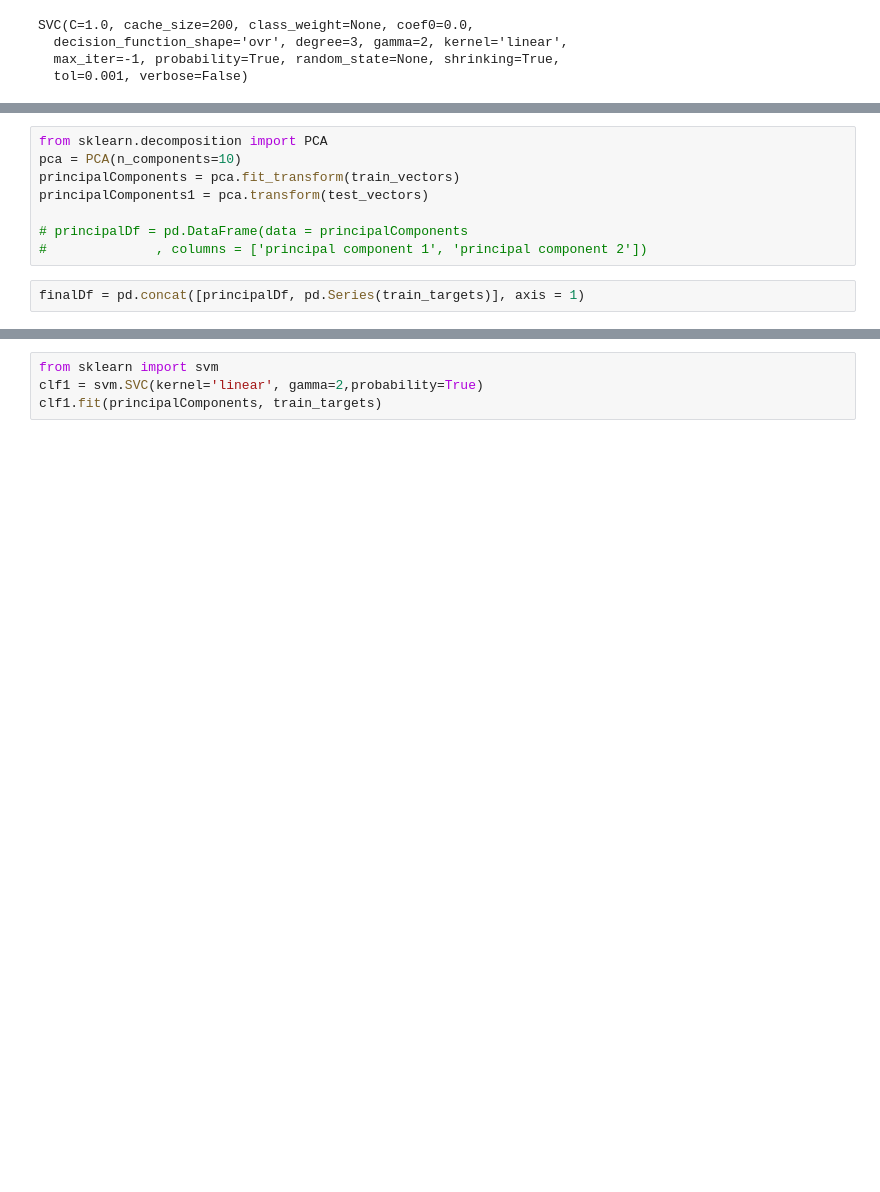
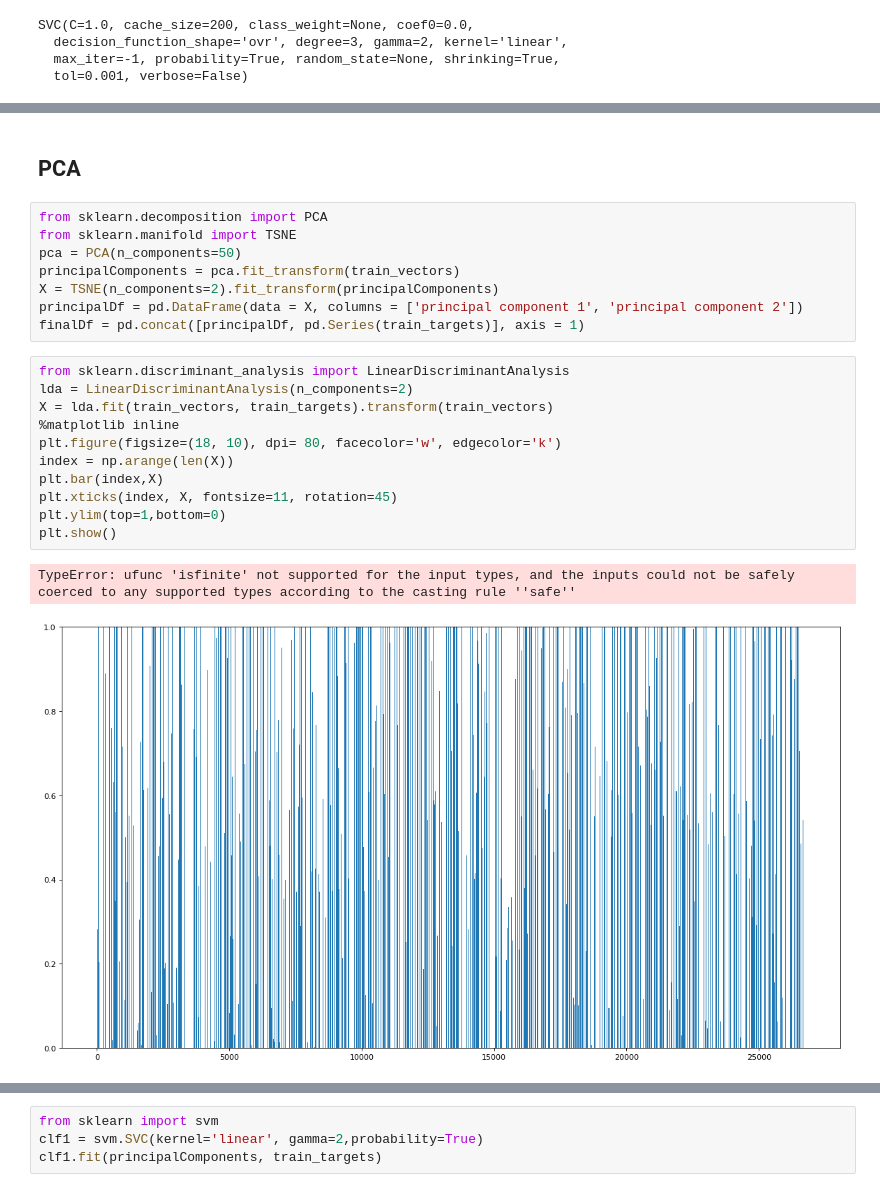
Before and after one commit to ChristopherSweeney/AIFairness, a Jupyter notebook: Classical_debiasing.ipynb, the cells around one changed output, grey strips where cells are left out. Drawn from its saved outputs; the diff is of its cells as text; blank space fills up the shorter version.

```diff
--- a/Classical_debiasing.ipynb
+++ b/Classical_debiasing.ipynb
@@ -206,11 +115,25 @@ preds = clf.predict(test_vectors)
+# %% [markdown]
+## PCA
 # %%
 from sklearn.decomposition import PCA
-pca = PCA(n_components=10)
+from sklearn.manifold import TSNE
+pca = PCA(n_components=50)
 principalComponents = pca.fit_transform(train_vectors)
-principalComponents1 = pca.transform(test_vectors)
-
-# principalDf = pd.DataFrame(data = principalComponents
-#              , columns = ['principal component 1', 'principal component 2'])
+X = TSNE(n_components=2).fit_transform(principalComponents)
+principalDf = pd.DataFrame(data = X, columns = ['principal component 1', 'principal component 2'])
+finalDf = pd.concat([principalDf, pd.Series(train_targets)], axis = 1)
-# %%
-finalDf = pd.concat([principalDf, pd.Series(train_targets)], axis = 1)
+# %%
+from sklearn.discriminant_analysis import LinearDiscriminantAnalysis
+lda = LinearDiscriminantAnalysis(n_components=2)
+X = lda.fit(train_vectors, train_targets).transform(train_vectors)
+%matplotlib inline
+plt.figure(figsize=(18, 10), dpi= 80, facecolor='w', edgecolor='k')
+index = np.arange(len(X))
+plt.bar(index,X)
+plt.xticks(index, X, fontsize=11, rotation=45)
+plt.ylim(top=1,bottom=0)
+plt.show()
+# %% [output]
+TypeError: ufunc 'isfinite' not supported for the input types, and the inputs could not be safely coerced to any supported types according to the casting rule ''safe''
+[figure, added]
 # %%
```
Also changed, not shown: parts of 29 cells of this notebook.
